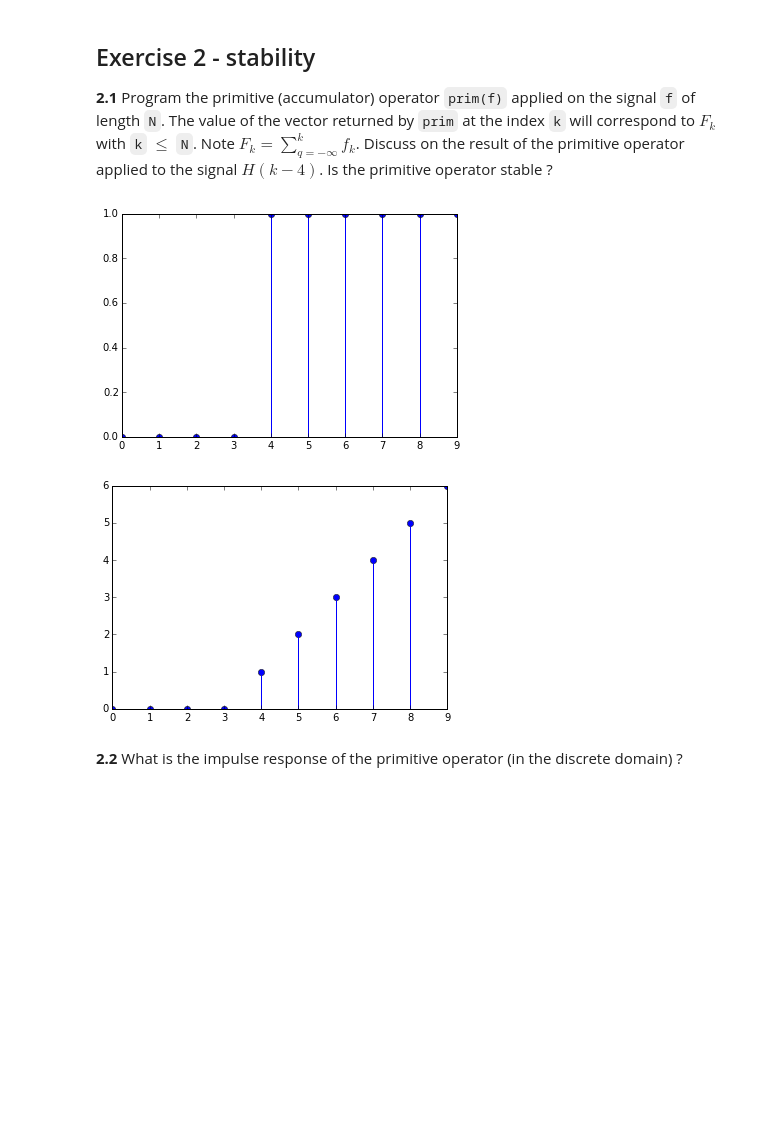
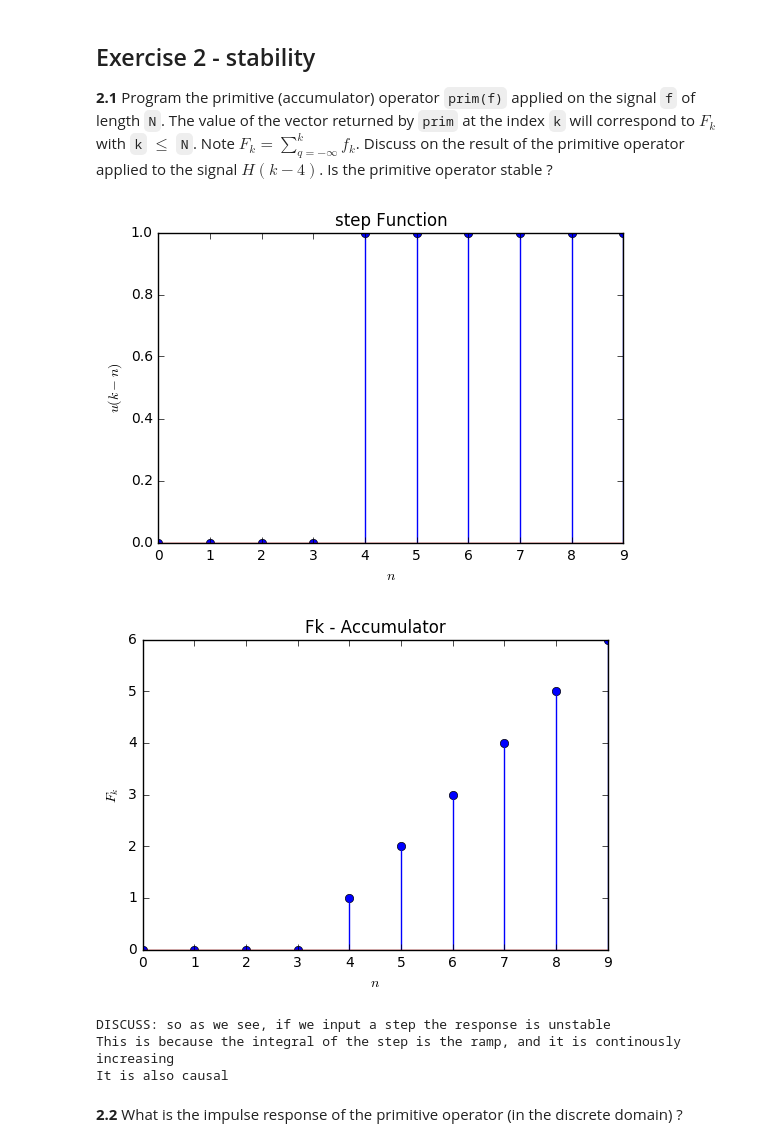
Before and after one commit to daniglezad/DSP-TP-1617, a Jupyter notebook: Lab2/python/Lab2.ipynb, the cells around one changed output. Drawn from its saved outputs; the diff is of its cells as text; code cells hidden in the pictures; blank space fills up the shorter version.

```diff
--- a/Lab2/python/Lab2.ipynb
+++ b/Lab2/python/Lab2.ipynb
@@ -121,23 +132,32 @@ def prim(f):
 # %%
 y=np.zeros((N,))
 k=4
 N=10
 s[k:N]=1   #you can just make a step this way, it-s easier!!
 plt.figure
 plt.stem(s)
+plt.title('step Function')
+plt.ylabel('$u(k-n)$')
+plt.xlabel('$n$')
 plt.show()
 
 Fk=prim(s)
 plt.figure
 plt.stem(Fk)
+plt.title('Fk - Accumulator')
+plt.ylabel('$F_k$')
+plt.xlabel('$n$')
 plt.show()
 
-#DISCUSS: so as we see, if we input a step the response is unstable
-#This is because the integral of the step is the ramp, and it is continously increasing
-#It is also causal
+print ('DISCUSS: so as we see, if we input a step the response is unstable')
+print ('This is because the integral of the step is the ramp, and it is continously increasing')
+print ('It is also causal')
 # %% [output]
-[figure, old version]
+[figure, new version]
-[figure, old version]
+[figure, new version]
+DISCUSS: so as we see, if we input a step the response is unstable
+This is because the integral of the step is the ramp, and it is continously increasing
+It is also causal
 # %% [markdown]
 **2.2** What is the impulse response of the primitive operator (in the discrete domain) ?
 # %%
```
Also changed, not shown: parts of 12 cells of this notebook.
